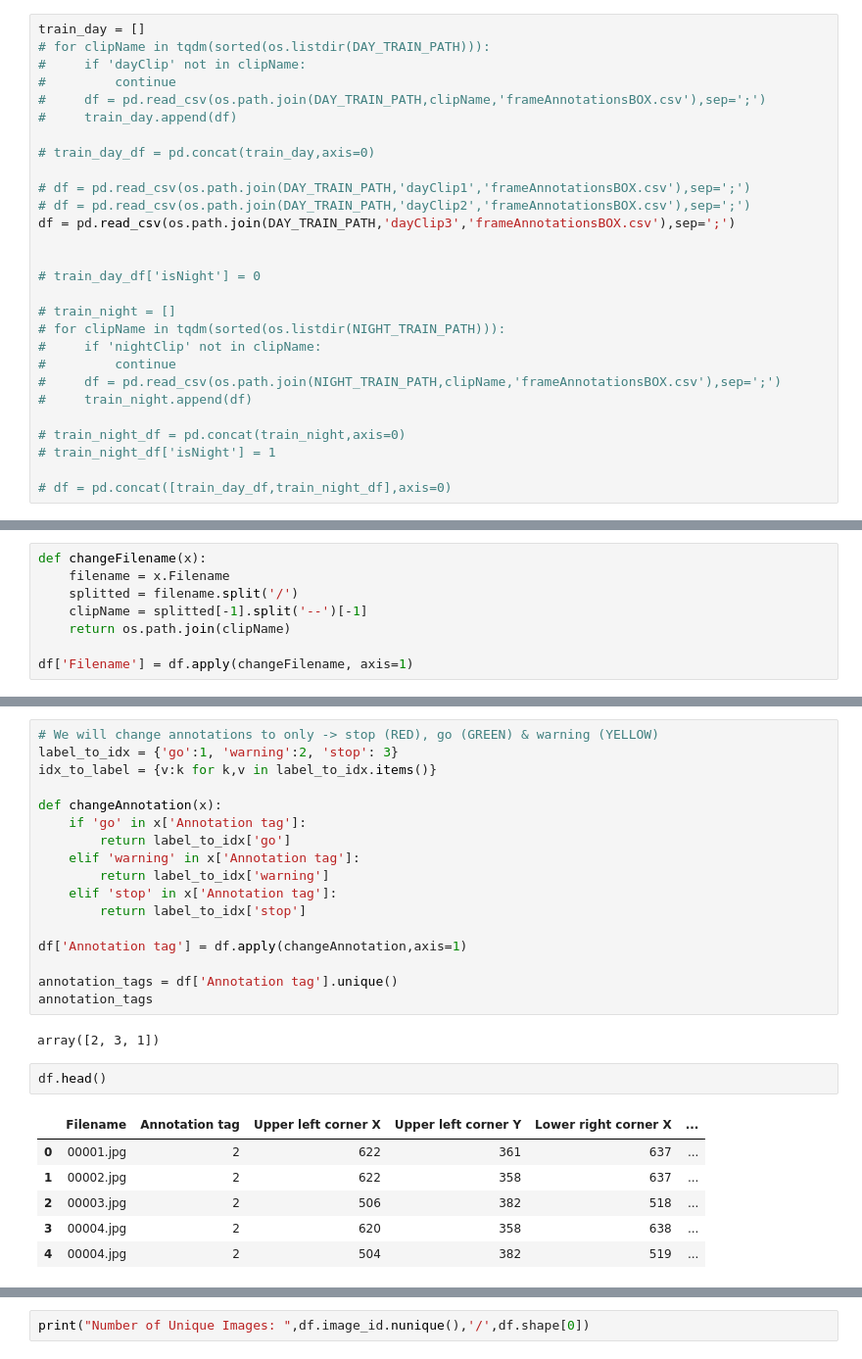
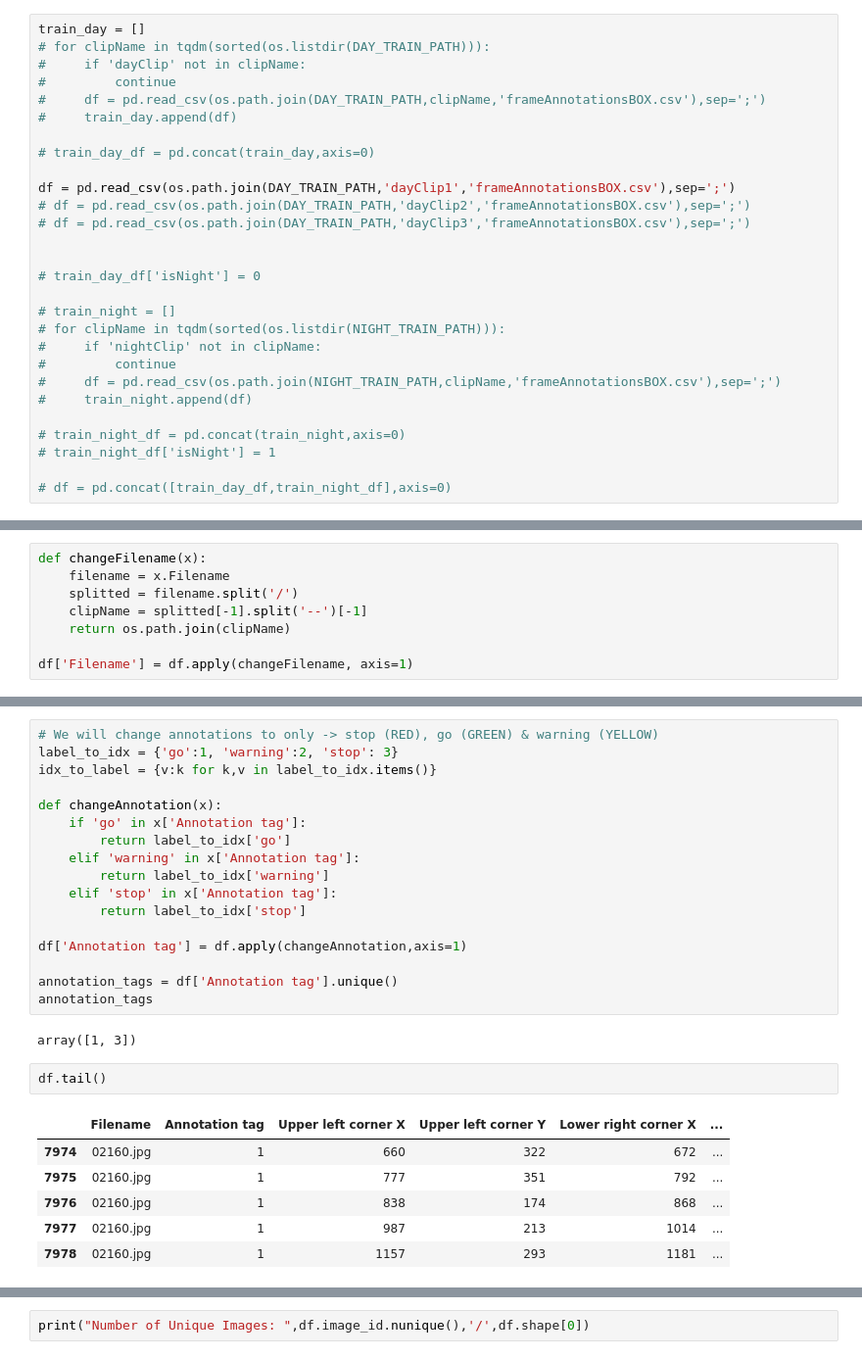
Before and after one commit to nguyenquangv97/hcl-traffic-light-detection, a Jupyter notebook: traffic light detection.ipynb, the cells around one changed output, grey strips where cells are left out. Shown at 98% size. Saved outputs shown, nothing was run; the diff lists cells and outputs as text.

Commit message:
finished training

```diff
--- a/traffic light detection.ipynb
+++ b/traffic light detection.ipynb
@@ -49,9 +49,9 @@ train_day = []
 
 # train_day_df = pd.concat(train_day,axis=0)
 
-# df = pd.read_csv(os.path.join(DAY_TRAIN_PATH,'dayClip1','frameAnnotationsBOX.csv'),sep=';')
+df = pd.read_csv(os.path.join(DAY_TRAIN_PATH,'dayClip1','frameAnnotationsBOX.csv'),sep=';')
 # df = pd.read_csv(os.path.join(DAY_TRAIN_PATH,'dayClip2','frameAnnotationsBOX.csv'),sep=';')
-df = pd.read_csv(os.path.join(DAY_TRAIN_PATH,'dayClip3','frameAnnotationsBOX.csv'),sep=';')
+# df = pd.read_csv(os.path.join(DAY_TRAIN_PATH,'dayClip3','frameAnnotationsBOX.csv'),sep=';')
 
 
 # train_day_df['isNight'] = 0
@@ -152,16 +152,16 @@ df['Annotation tag'] = df.apply(changeAnnotation,axis=1)
 annotation_tags = df['Annotation tag'].unique()
 annotation_tags
 # %% [output]
-array([2, 3, 1])
+array([1, 3])
 # %%
-df.head()
+df.tail()
 # %% [output]
 |  | Filename | Annotation tag | Upper left corner X | Upper left corner Y | Lower right corner X | ... |
-| 0 | 00001.jpg | 2 | 622 | 361 | 637 | ... |
-| 1 | 00002.jpg | 2 | 622 | 358 | 637 | ... |
-| 2 | 00003.jpg | 2 | 506 | 382 | 518 | ... |
-| 3 | 00004.jpg | 2 | 620 | 358 | 638 | ... |
-| 4 | 00004.jpg | 2 | 504 | 382 | 519 | ... |
+| 7974 | 02160.jpg | 1 | 660 | 322 | 672 | ... |
+| 7975 | 02160.jpg | 1 | 777 | 351 | 792 | ... |
+| 7976 | 02160.jpg | 1 | 838 | 174 | 868 | ... |
+| 7977 | 02160.jpg | 1 | 987 | 213 | 1014 | ... |
+| 7978 | 02160.jpg | 1 | 1157 | 293 | 1181 | ... |
 # %%
 # Changing Column Names
 df.columns = ['image_id','label','x_min','y_min','x_max','y_max','frame']
```
Also changed, not shown: parts of 11 cells of this notebook.
